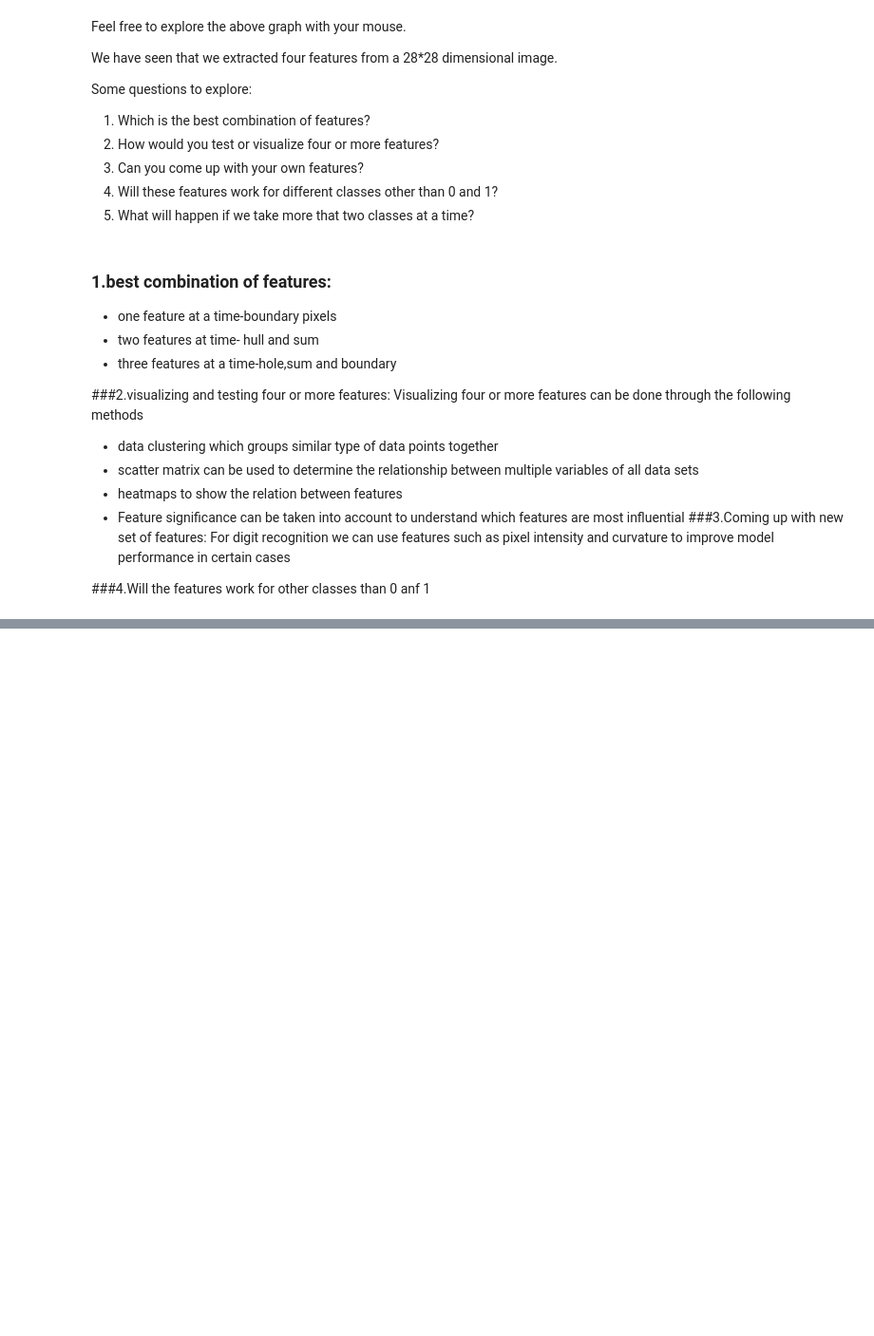
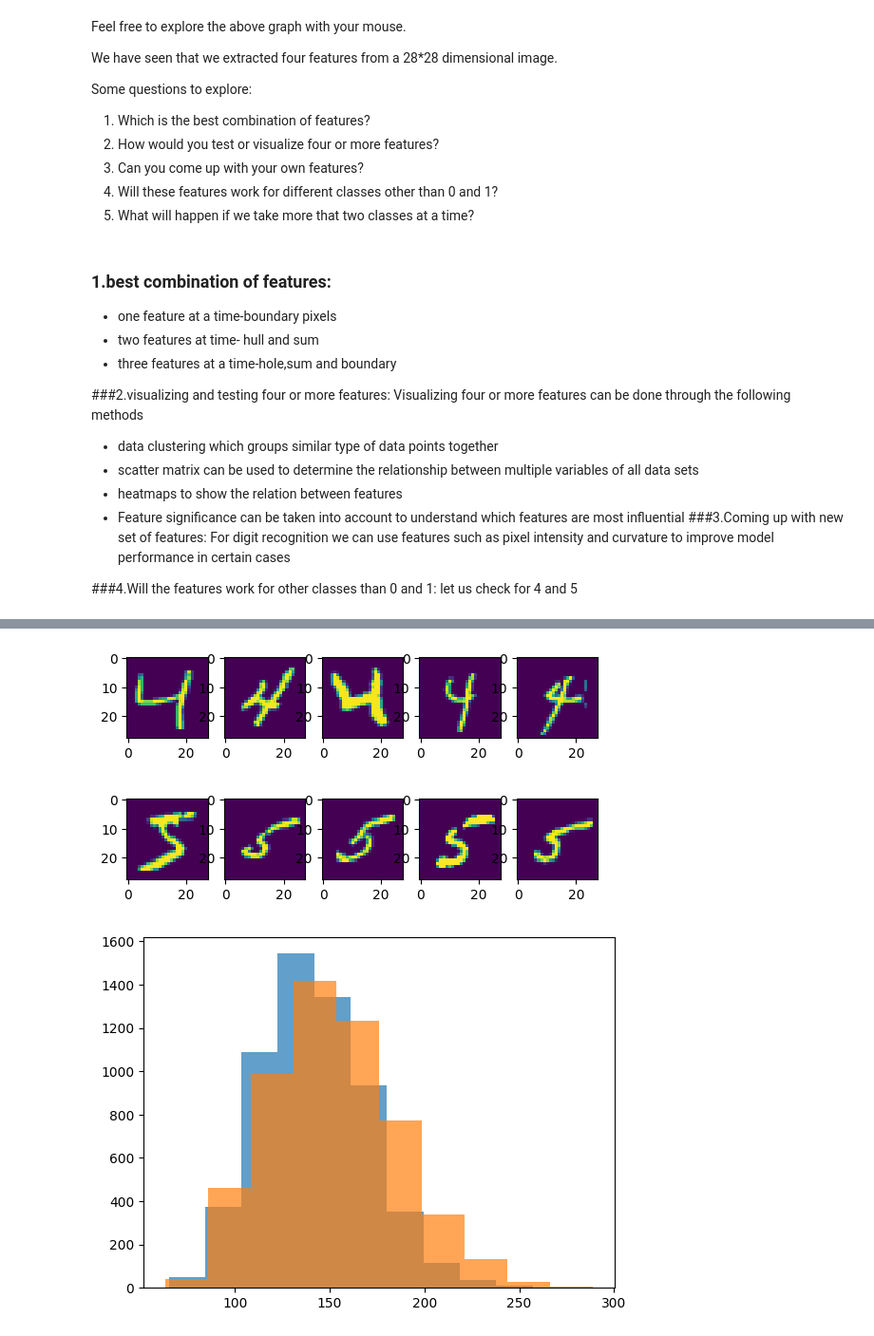
Before and after one commit to rohith-rr/fmml-projects-and-labs, a Jupyter notebook: Module_01_Lab_01_Features.ipynb, the cells around one changed output, grey strips where cells are left out. Shown at 95% size. Saved outputs shown, nothing was run; the diff lists cells and outputs as text; code cells hidden in the pictures; blank space fills up the shorter version.

```diff
--- a/Module_01_Lab_01_Features.ipynb
+++ b/Module_01_Lab_01_Features.ipynb
@@ -564,4 +564,5 @@ Visualizing four or more features can be done through the following methods
 ###3.Coming up with new set of features:
 For digit recognition we can use features such as pixel intensity and curvature to improve model performance in certain cases
 
-###4.Will the features work for other classes than 0 anf 1
+###4.Will the features work for other classes than 0 and 1:
+let us check for 4 and 5
@@ -567,0 +581,26 @@ For digit recognition we can use features such as pixel intensity and curvature
+# %%
+from keras.datasets import mnist
+
+#loading the dataset
+(train_X, train_y), (test_X, test_y) = mnist.load_data()
+no1 = train_X[train_y==4,:,:]
+no0 = train_X[train_y==5,:,:]
+for ii in range(5):
+  plt.subplot(1, 5, ii+1)
+  plt.imshow(no1[ii,:,:])
+plt.show()
+for ii in range(5):
+  plt.subplot(1, 5, ii+1)
+  plt.imshow(no0[ii,:,:])
+plt.show()
+sum1 = np.sum(no1>0, (1,2)) # threshold before adding up
+sum0 = np.sum(no0>0, (1,2))
+plt.hist(sum1, alpha=0.7);
+plt.hist(sum0, alpha=0.7);
+def cumArray(img):
+  img2 = img.copy()
+  for ii in range(1, img2.shape[1]):
+    img2[ii,:] = img2[ii,:] + img2[ii-1,:]  # for every row, add up all the rows above it.
+  img2 = img2>0
+  return img2
+# %% [output]
@@ -567,0 +609,3 @@ For digit recognition we can use features such as pixel intensity and curvature
+[figure, added]
+[figure, added]
+[figure, added]
```
Also changed, not shown: parts of 11 cells of this notebook.
